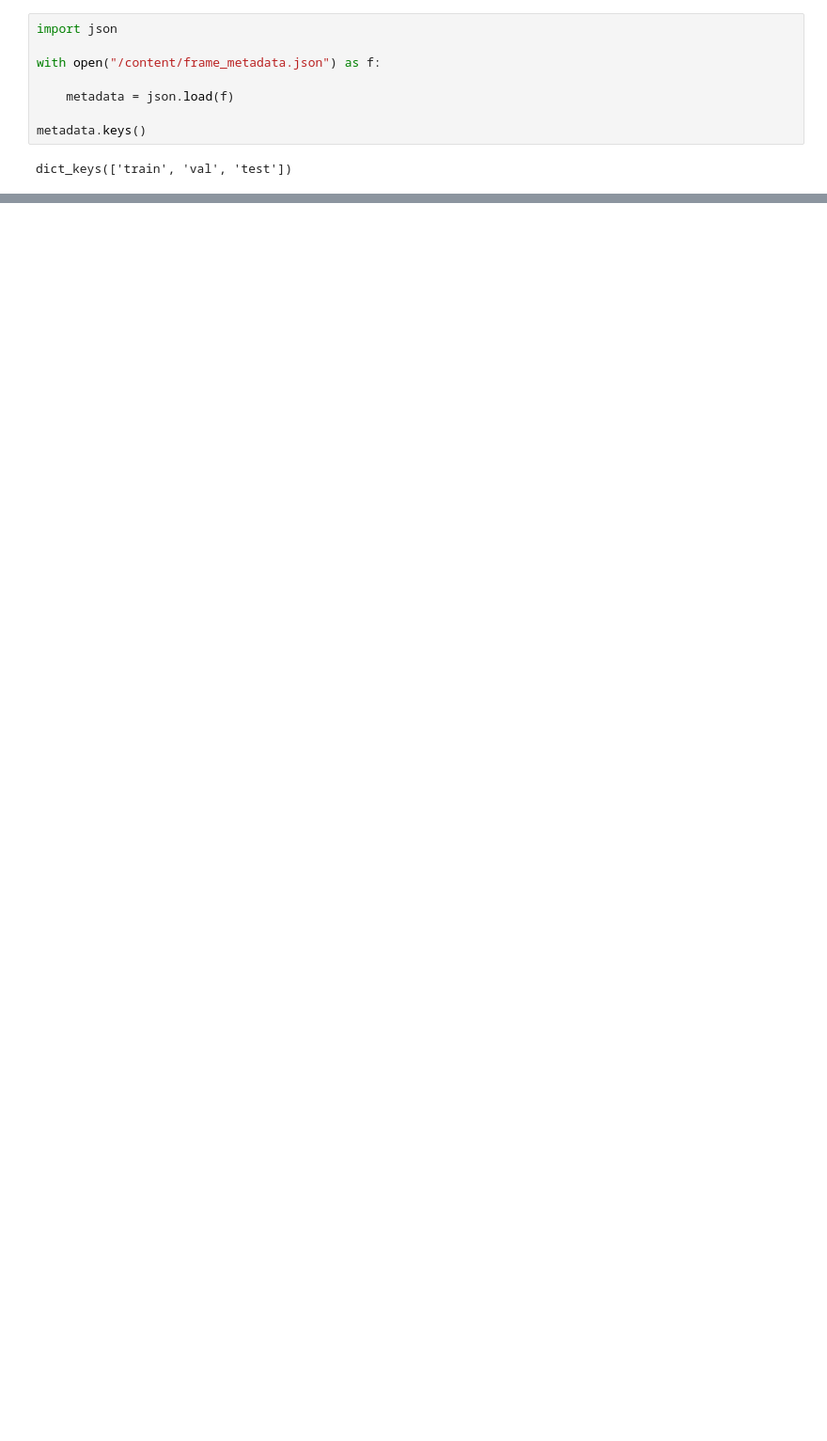
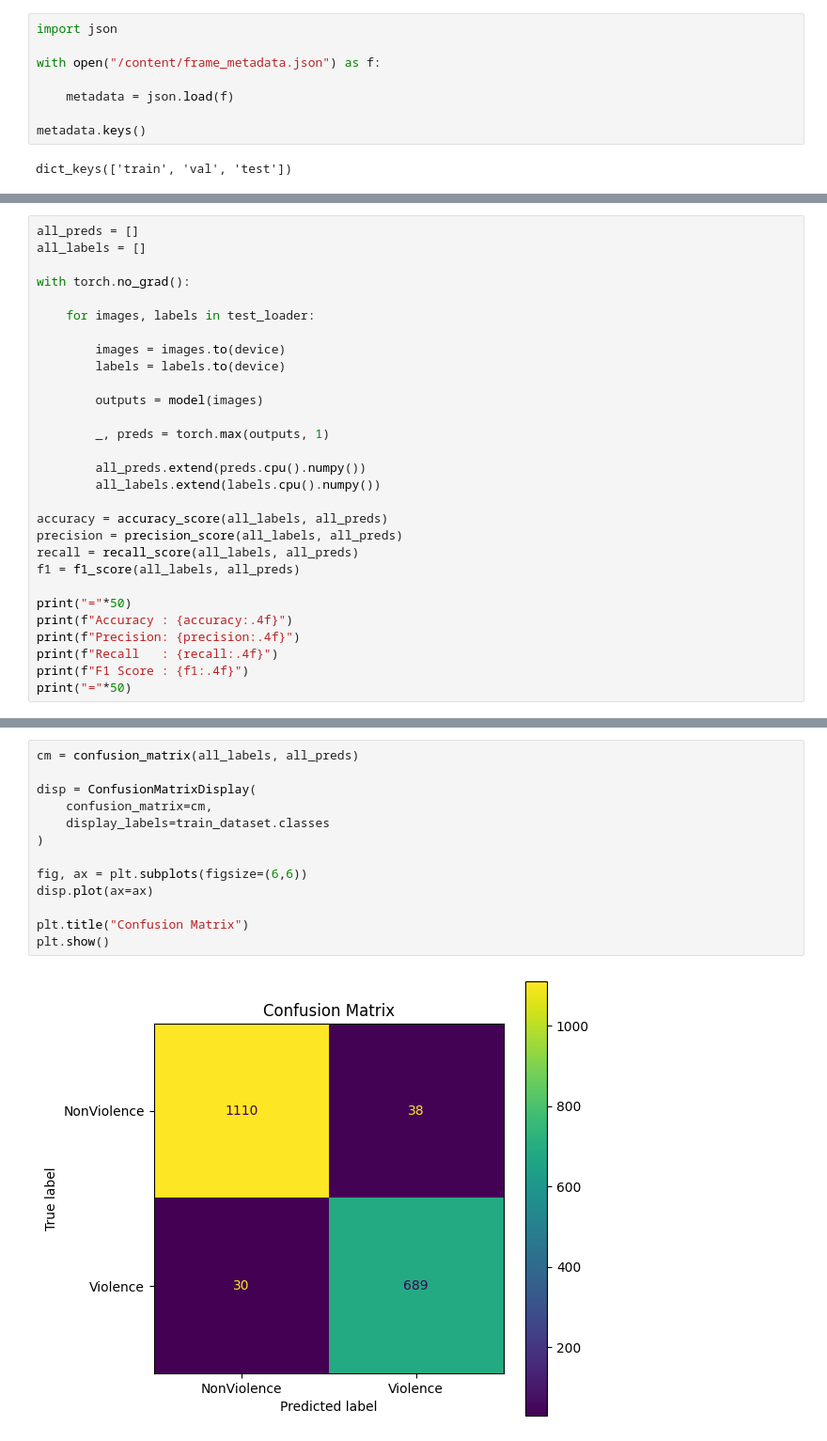
Before and after one commit to sumantabhargab/SAFE5G, a Jupyter notebook: notebook1.ipynb, the cells around one changed output, grey strips where cells are left out. Shown at 94% size. Saved outputs shown, nothing was run; the diff lists cells and outputs as text; blank space fills up the shorter version.

```diff
--- a/notebook1.ipynb
+++ b/notebook1.ipynb
@@ -467,0 +1000,29 @@ Testing Images : 2008
+# %%
+all_preds = []
+all_labels = []
+
+with torch.no_grad():
+
+    for images, labels in test_loader:
+
+        images = images.to(device)
+        labels = labels.to(device)
+
+        outputs = model(images)
+
+        _, preds = torch.max(outputs, 1)
+
+        all_preds.extend(preds.cpu().numpy())
+        all_labels.extend(labels.cpu().numpy())
+
+accuracy = accuracy_score(all_labels, all_preds)
+precision = precision_score(all_labels, all_preds)
+recall = recall_score(all_labels, all_preds)
+f1 = f1_score(all_labels, all_preds)
+
+print("="*50)
+print(f"Accuracy : {accuracy:.4f}")
+print(f"Precision: {precision:.4f}")
+print(f"Recall   : {recall:.4f}")
+print(f"F1 Score : {f1:.4f}")
+print("="*50)
@@ -467,0 +1051,15 @@ Testing Images : 2008
+# %%
+cm = confusion_matrix(all_labels, all_preds)
+
+disp = ConfusionMatrixDisplay(
+    confusion_matrix=cm,
+    display_labels=train_dataset.classes
+)
+
+fig, ax = plt.subplots(figsize=(6,6))
+disp.plot(ax=ax)
+
+plt.title("Confusion Matrix")
+plt.show()
+# %% [output]
+[figure, added]
```
Also changed, not shown: parts of 26 cells of this notebook.
